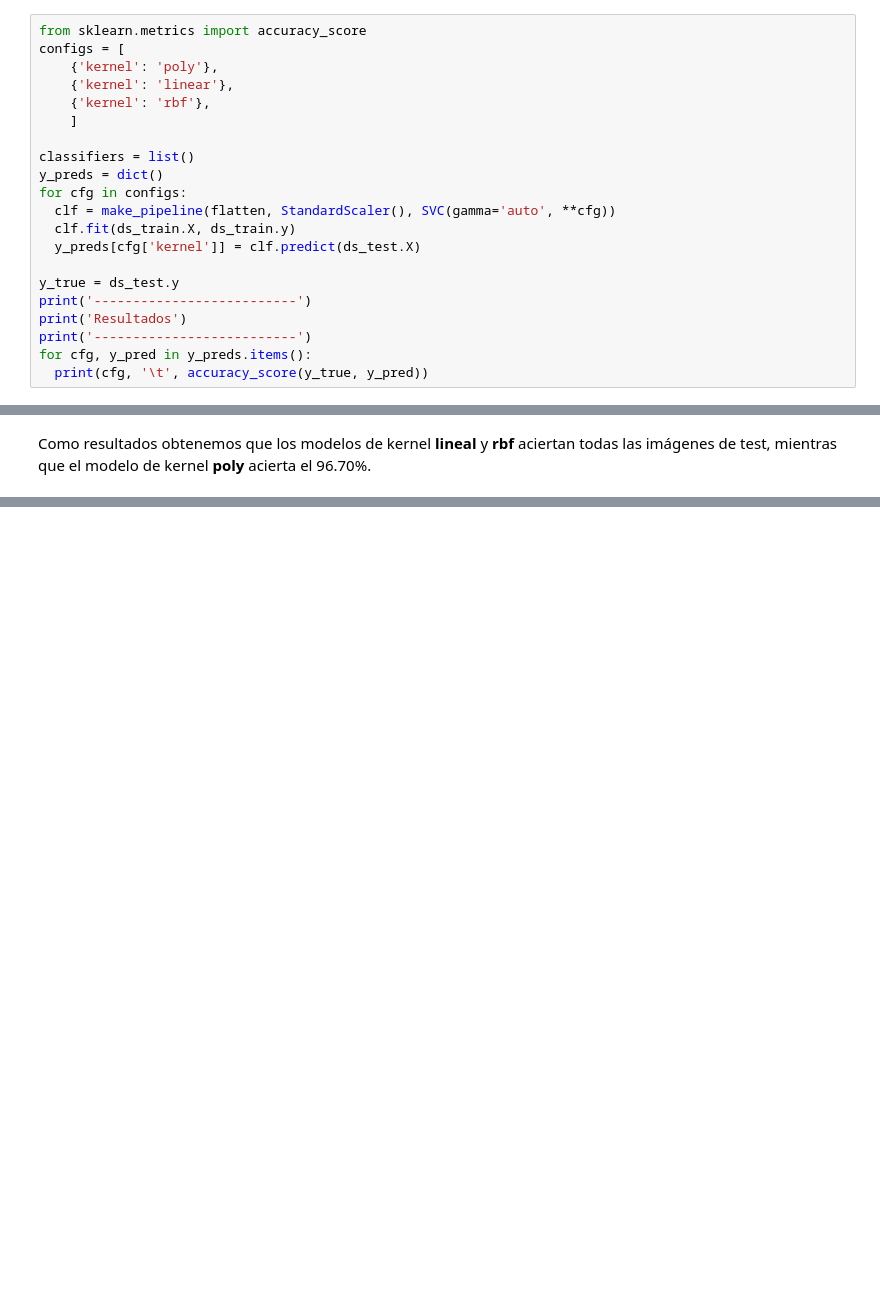
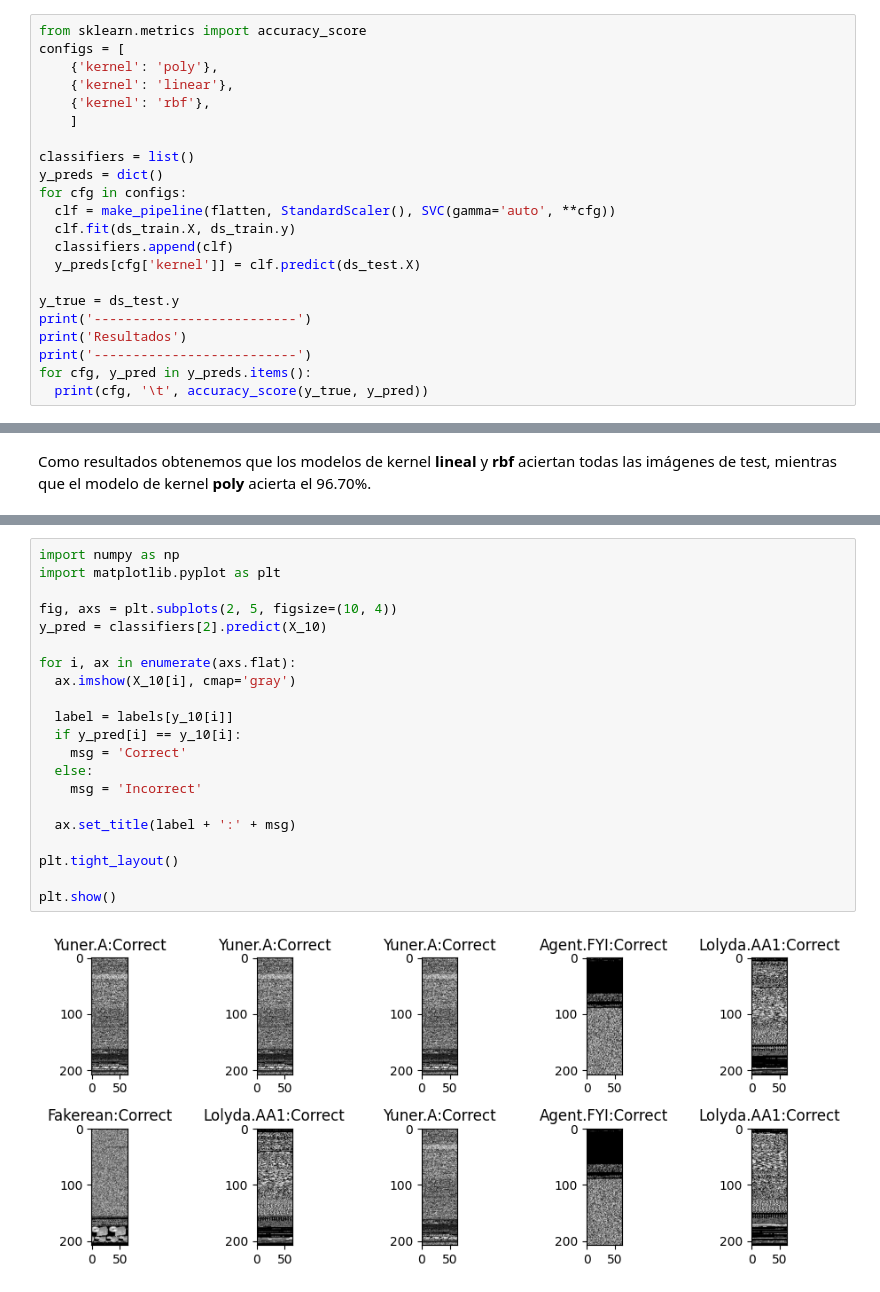
Before and after one commit to Alf-caput/LAB03_Clasificacion, a Jupyter notebook: LAB03_Clasificacion.ipynb, the cells around one changed output, grey strips where cells are left out. Drawn from its saved outputs; the diff is of its cells as text; blank space fills up the shorter version.

```diff
--- a/LAB03_Clasificacion.ipynb
+++ b/LAB03_Clasificacion.ipynb
@@ -220,6 +220,7 @@ y_preds = dict()
 for cfg in configs:
   clf = make_pipeline(flatten, StandardScaler(), SVC(gamma='auto', **cfg))
   clf.fit(ds_train.X, ds_train.y)
+  classifiers.append(clf)
   y_preds[cfg['kernel']] = clf.predict(ds_test.X)
 
 y_true = ds_test.y
@@ -239,0 +243,23 @@ Como resultados obtenemos que los modelos de kernel **lineal** y **rbf** acierta
+# %%
+import numpy as np
+import matplotlib.pyplot as plt
+
+fig, axs = plt.subplots(2, 5, figsize=(10, 4))
+y_pred = classifiers[2].predict(X_10)
+
+for i, ax in enumerate(axs.flat):
+  ax.imshow(X_10[i], cmap='gray')
+
+  label = labels[y_10[i]]
+  if y_pred[i] == y_10[i]:
+    msg = 'Correct'
+  else:
+    msg = 'Incorrect'
+
+  ax.set_title(label + ':' + msg)
+
+plt.tight_layout()
+
+plt.show()
+# %% [output]
+[figure, added]
```
Also changed, not shown: parts of 3 cells of this notebook.
